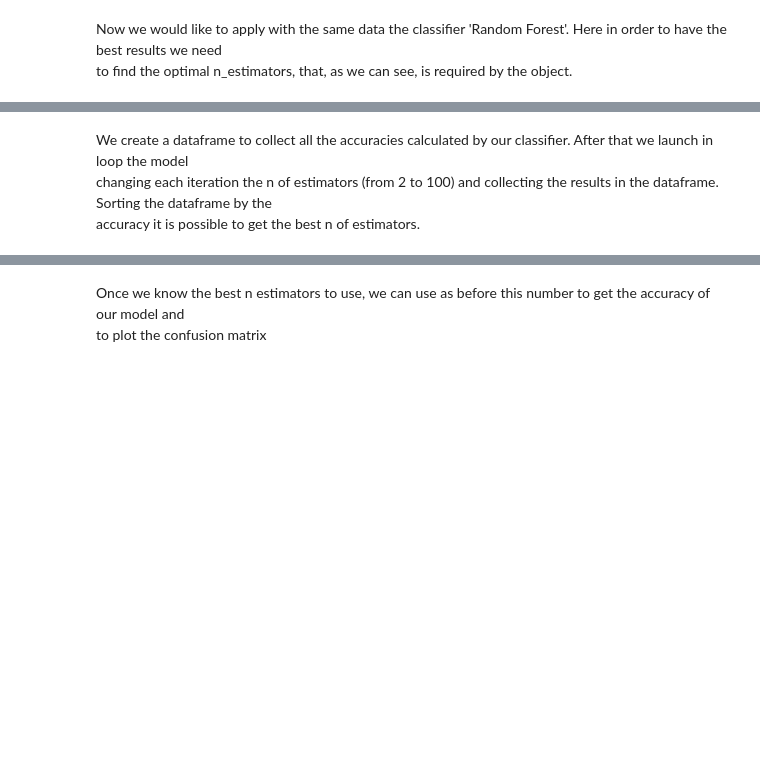
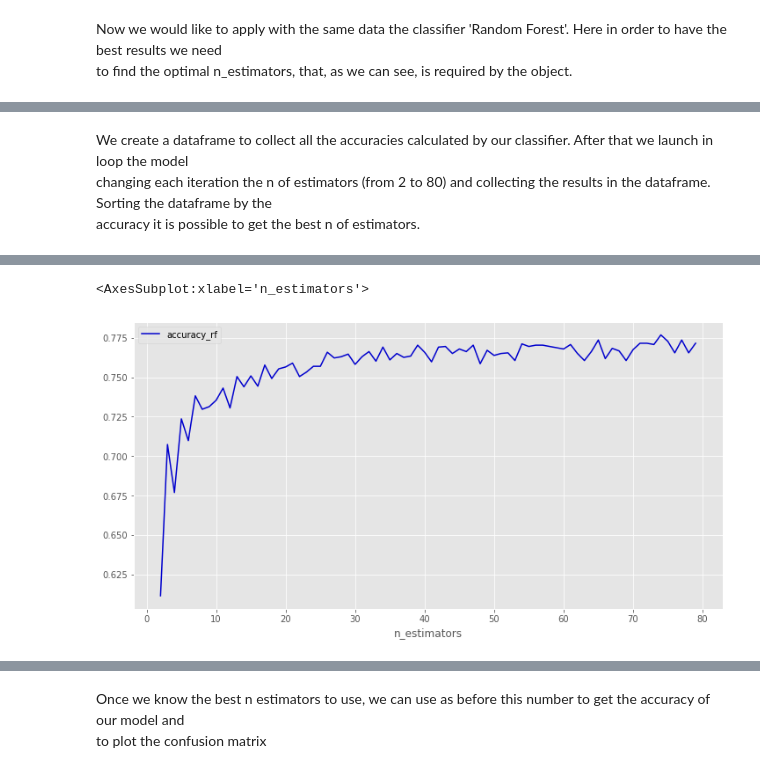
Before and after one commit to andreapiodantonio/data_science_project_dismi_adantonio_oczerwisnki, a Jupyter notebook: startup_classificator/startup_classificator.ipynb, the cells around one changed output, grey strips where cells are left out. Cells and saved outputs as stored; diff of their text form; code cells hidden in the pictures; blank space fills up the shorter version.

```diff
--- a/startup_classificator/startup_classificator.ipynb
+++ b/startup_classificator/startup_classificator.ipynb
@@ -602,4 +616,44 @@ array([0.72826087, 0.78021978, 0.73626374, 0.8021978 , 0.79120879,
 # %% [markdown]
 We create a dataframe to collect all the accuracies calculated by our classifier. After that we launch in loop the model <br>
-changing each iteration the n of estimators (from 2 to 100) and collecting the results in the dataframe. Sorting the dataframe by the <br>
+changing each iteration the n of estimators (from 2 to 80) and collecting the results in the dataframe. Sorting the dataframe by the <br>
 accuracy it is possible to get the best n of estimators.
+# %%
+%%time
+
+#for collect the results of n_estimators and accuracy to plot
+accuracy_rf_nest=pd.DataFrame(np.array([(0, 0.0)]), columns=['n_estimators','accuracy_rf'])
+
+#first cicle for the n estimators
+for nest in range(2,80):
+    rf = RandomForestClassifier(n_estimators=nest)
+    globals()[f"accuracy_val_rf{nest}"]=[]
+
+    #second cicle for K Cross Fold Validation
+    for i in range(0,10):
+
+          X_train, X_test, y_train, y_test = train_test_split(X, y, test_size=0.1, random_state=i, shuffle=True, stratify=y)
+          X_train, X_val, y_train, y_val   = train_test_split(X_train, y_train, test_size=0.3, random_state=0, shuffle=True, stratify=y_train)
+
+          # for each iteration we create train and predict on the val, creating i confusion matrix
+          fit = rf.fit(X_train, y_train)
+          y_pred = fit.predict(X_val)
+          globals()[f"conf_val_rf_{i}"]  = confusion_matrix(y_val, y_pred)
+
+          # from each of these confusion matrix we extract with the function ravel tn, fp, fn, tp and we calculate the accuracy (tn, fp, fn, tp = confusion_matrix([0, 1, 0, 1], [1, 1, 1, 0]).ravel())
+          globals()[f"tn_val_rf_{i}"], globals()[f"fp_val_rf_{i}"], globals()[f"fn_val_rf_{i}"], globals()[f"tp_val_rf_{i}"] = globals()[f"conf_val_rf_{i}"].ravel()
+          globals()[f"accuracy_{i}"] = (globals()[f"tn_val_rf_{i}"]+globals()[f"tp_val_rf_{i}"]) / (globals()[f"tn_val_rf_{i}"]+globals()[f"fp_val_rf_{i}"]+globals()[f"fn_val_rf_{i}"]+globals()[f"tp_val_rf_{i}"])
+
+          # we collect the accuracy in an nest-esim array with len i
+          globals()[f"accuracy_val_rf{nest}"].append(globals()[f"accuracy_{i}"])
+
+
+    #out of the second cycle we put for each iteration in our dataframe the n_est and the mean of the accuracies of the i-esim array
+    accuracy_rf_nest['n_estimators'][nest-2] = nest
+    accuracy_rf_nest['accuracy_rf'][nest-2] = np.mean(globals()[f"accuracy_val_rf{nest}"])
+    accuracy_rf_nest = accuracy_rf_nest.append({'n_estimators':0, 'accuracy_rf':0}, ignore_index=True)
+
+
+#we plot all the means and we obtain the best n of estimators for our validations sets
+accuracy_rf_nest=accuracy_rf_nest[accuracy_rf_nest['accuracy_rf']!=0]#.set_index()
+accuracy_rf_nest.plot(kind='line', x='n_estimators',  y='accuracy_rf', figsize=(12,6), color='mediumblue')
+# %% [output]
@@ -606 +661,3 @@ accuracy it is possible to get the best n of estimators.
+<AxesSubplot:xlabel='n_estimators'>
+[figure, added]
 # %%
```
Also changed, not shown: parts of 54 cells of this notebook.
